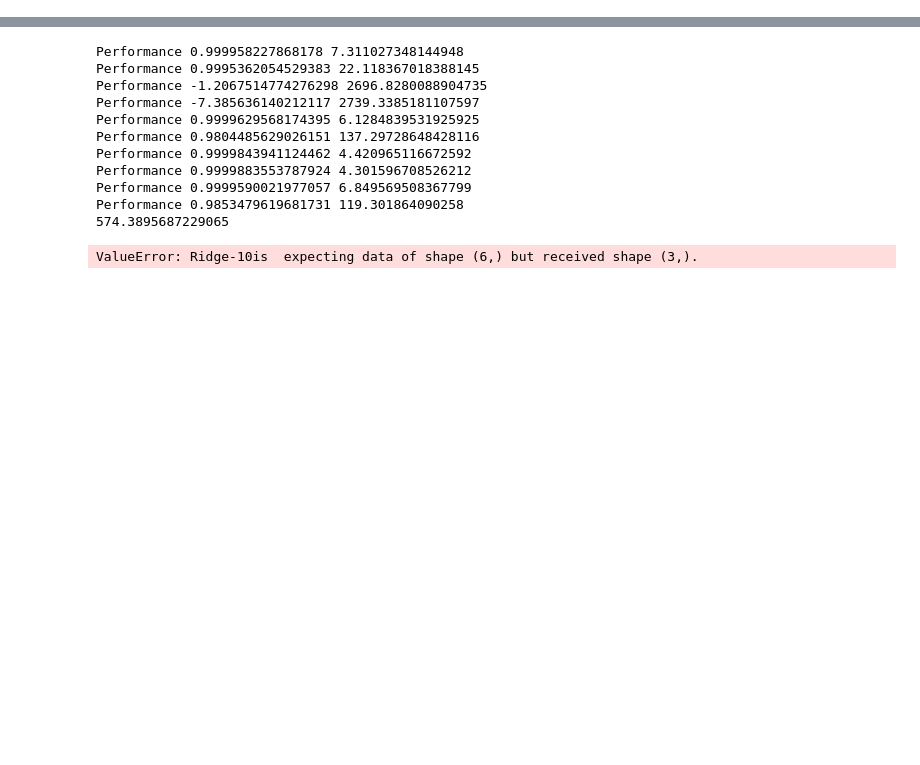
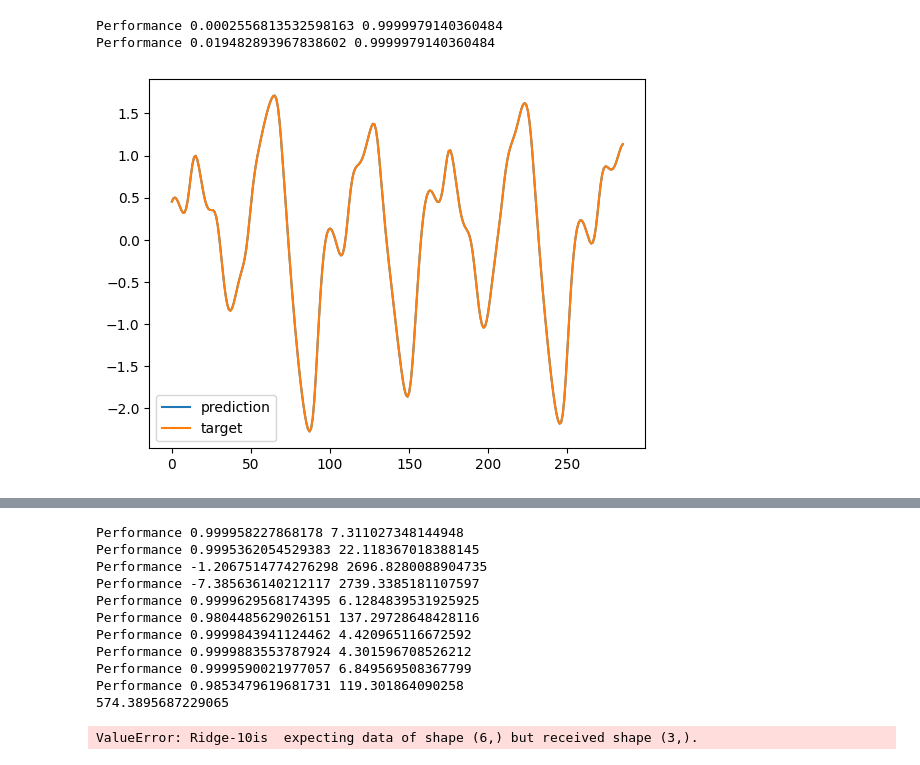
Before and after one commit to aloksGithub/ESN_research, a Jupyter notebook: experiments/NAS.ipynb, the cells around one changed output, grey strips where cells are left out. Drawn from its saved outputs; the diff is of its cells as text; code cells hidden in the pictures; blank space fills up the shorter version.

```diff
--- a/experiments/NAS.ipynb
+++ b/experiments/NAS.ipynb
@@ -192,3 +191,26 @@ print(np.array(r2Errors).mean(), np.array(r2Errors).std())
+# %%
+model = NAS.NAS.constructModel(architectures[0])
+model = NAS.NAS.trainModel(model, np.concatenate([trainX, valX[:-20]]), np.concatenate([trainY, valY[:-20]]))
+# NAS.NAS.runModel(model, valX)
+prevOutput = valX[-20]
+preds = []
+for j in range(20+len(testX)):
+    pred = NAS.NAS.runModel(model, prevOutput)
+    prevOutput = pred
+    preds.append(pred[0])
+preds = np.array(preds)
+print("Performance", nrmse(valY[-20:], preds[:20]), r2_score(testY, preds[-len(testY):]))
+print("Performance", nrmse(testY, preds[-len(testY):]), r2_score(testY, preds[-len(testY):]))
+
+plt.plot(preds[20:], label='prediction')  # Plot the second array
+plt.plot(testY, label='target')  # Plot the second array
+plt.legend()  # Display the labels in the legend
+
+plt.show()
+# %% [output]
+Performance 0.0002556813532598163 0.9999979140360484
+Performance 0.019482893967838602 0.9999979140360484
+[figure, added]
 # %%
 # https://www.sciencedirect.com/science/article/pii/S0925231222014291
 # Parameterizing echo state networks for multi-step time series prediction
```
Also changed, not shown: parts of 6 cells of this notebook, 2 other files.
